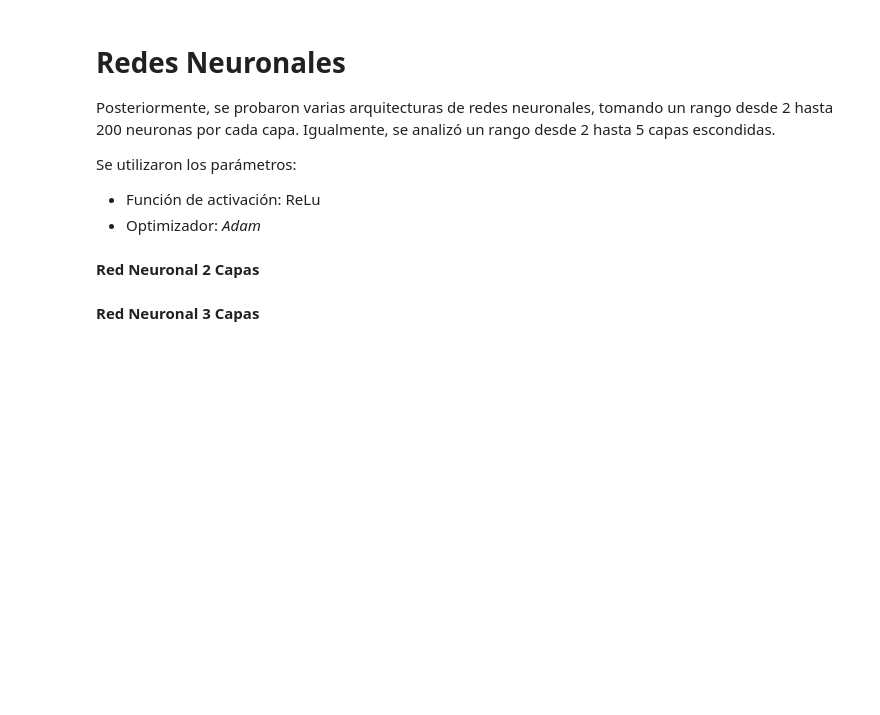
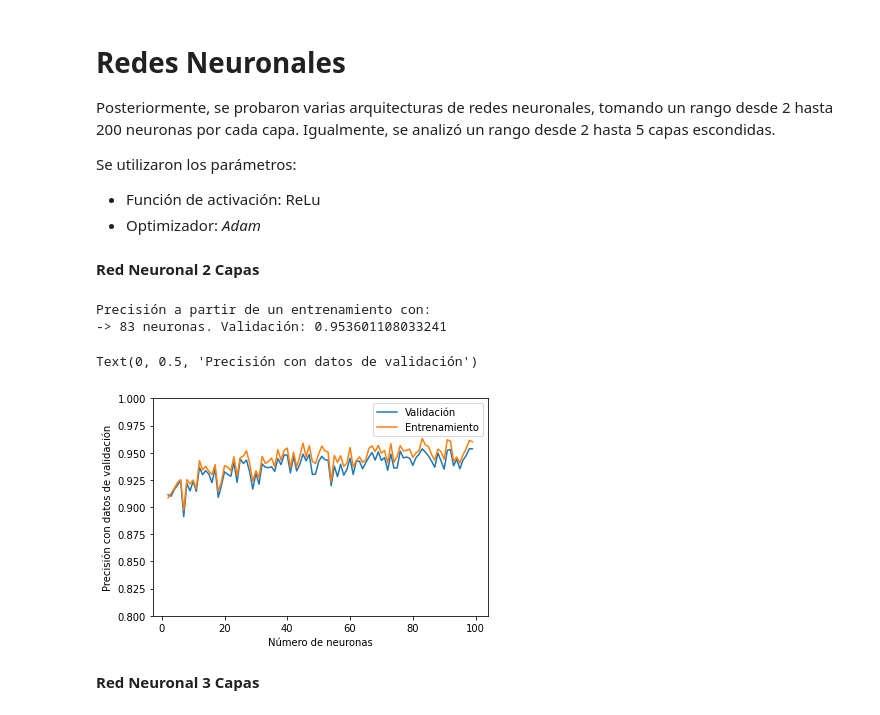
Before and after one commit to alejandroariaszuluaga/sinfonia, a Jupyter notebook: reto3_SinfonIA.ipynb, the cells around one changed output. Saved outputs shown, nothing was run; the diff lists cells and outputs as text; code cells hidden in the pictures; blank space fills up the shorter version.

```diff
--- a/reto3_SinfonIA.ipynb
+++ b/reto3_SinfonIA.ipynb
@@ -87,32 +87,37 @@ def red_neuronal(xTrain, yTrain, xVal, yVal, n, capas):
 **Red Neuronal 2 Capas**
 # %%
 Nmin = 2
-Nmax = 200
+Nmax = 100
 capas = 2
 n_max_ac = 0
 max_ac = 0
 vector_val_ac = []
 vector_train_ac = []
-for n in range(Nmin,Nmax):
+for n in tqdm(range(Nmin,Nmax)):
   val_ac, train_ac = red_neuronal(xTrain, yTrain, xVal, yVal, n, capas)
 
   vector_train_ac.append(train_ac)
   vector_val_ac.append(val_ac)
   if val_ac>max_ac:
     max_ac = val_ac
     n_max_ac = n
 
 print("Precisión a partir de un entrenamiento con:")
 print("->",n_max_ac,"neuronas. Validación:", max_ac)
 
 fig, ax = plt.subplots()
 ax.plot(range(Nmin,Nmax), vector_val_ac, label='Validación')
 ax.plot(range(Nmin,Nmax), vector_train_ac, label='Entrenamiento')
 leg = ax.legend();
 
-plt.ylim(0,1)
+plt.ylim(0.8,1)
 plt.xlabel('Número de neuronas')
 plt.ylabel('Precisión con datos de validación')
+# %% [output]
+Precisión a partir de un entrenamiento con:
+-> 83 neuronas. Validación: 0.953601108033241
+Text(0, 0.5, 'Precisión con datos de validación')
+[figure, added]
 # %% [markdown]
 **Red Neuronal 3 Capas**
 # %%
```
Also changed, not shown: parts of 8 cells of this notebook.
